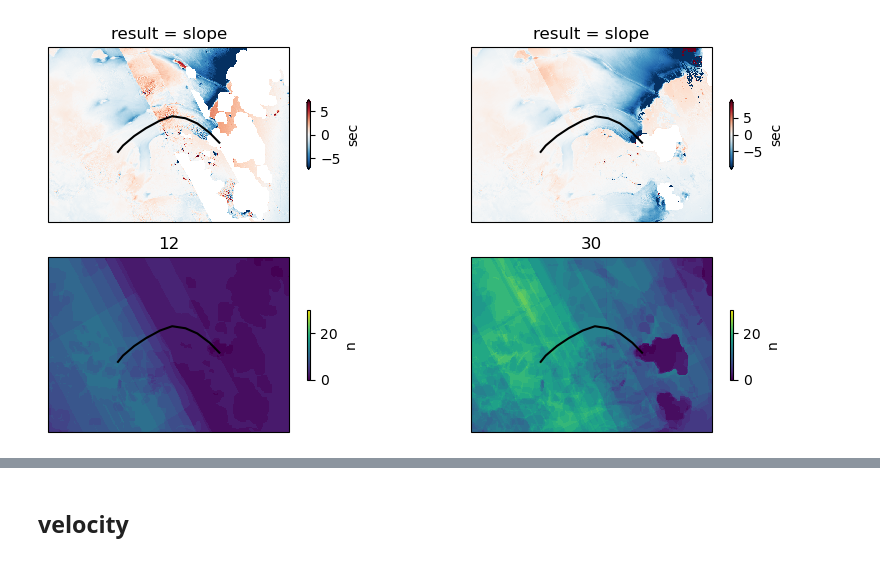
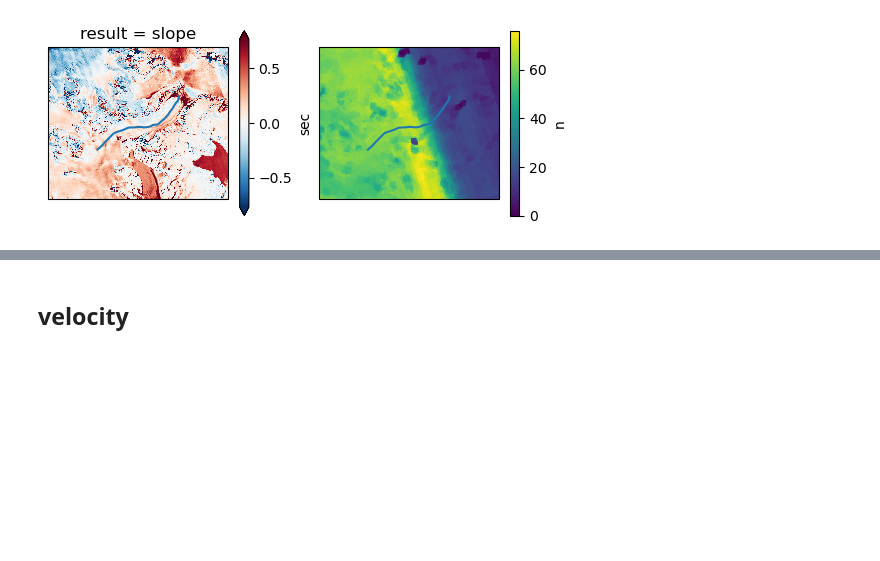
Before and after one commit to tlohde/lake-terminating-glaciers, a Jupyter notebook: src/scratchpad.ipynb, the cells around one changed output, grey strips where cells are left out. Cells and saved outputs as stored; diff of their text form; code cells hidden in the pictures; blank space fills up the shorter version.

Commit message:
sample_along_line routine in dem_utils. sec plots output

```diff
--- a/src/scratchpad.ipynb
+++ b/src/scratchpad.ipynb
@@ -42,20 +232,15 @@ prj = ccrs.Stereographic(
 # %%
-fig, axs = plt.subplots(#figsize=[10,5],
-                        ncols=len(sec_files),
-                        nrows=2,
-                        subplot_kw={'projection': prj})
+fig, axs = plt.subplots(ncols=2, subplot_kw={'projection':prj})
 
-for sec, ax_hi, ax_lo in zip(sec_files, axs[0,:], axs[1,:]):
+with LocalCluster() as c, c.get_client() as cli:
+    with xr.open_dataset('../data/id9_484789x_-1406074y/sec.zarr/',
+                         engine='zarr') as ds:
+        # counts = ds['z'].isnull().sum(dim=['x', 'y'])
+        ds['sec'].sel(result='slope').plot(robust=True, ax=axs[0], cbar_kwargs={'shrink':0.5})
+        ds['n'].plot(ax=axs[1], cbar_kwargs={'shrink':0.5})
+        cl = wkt.loads(ds.attrs['centreline'])
 
-    with xr.open_dataset(os.path.join(directory, sec),
-                         engine='zarr') as ds:
-
-        ds['sec'].sel(result='slope').plot(robust=True, ax=ax_hi, cbar_kwargs={'shrink':0.4})
-
-        ds['n'].plot(ax=ax_lo, cbar_kwargs={'shrink':0.4}, vmin=0, vmax=30)
-        ax_lo.set_title(len(ds.attrs['dem_ids']))
-
-for ax in axs.flat:
-    centreline.plot(ax=ax, color='k')
+for ax in axs:
+    ax.plot(*cl.coords.xy, c='k')
 # %% [output]
-[figure, old version]
+[figure, new version]
```
Also changed, not shown: parts of 15 cells of this notebook, 4 other files.
